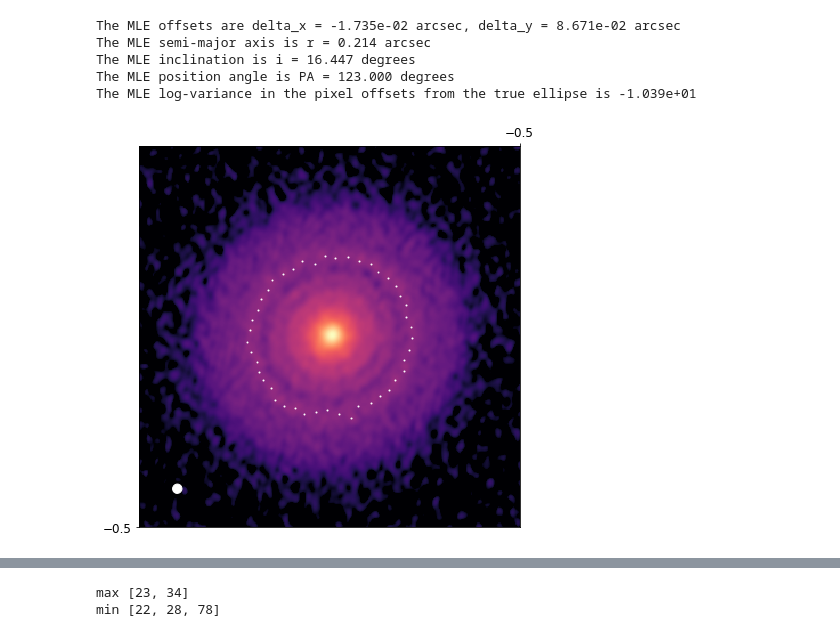
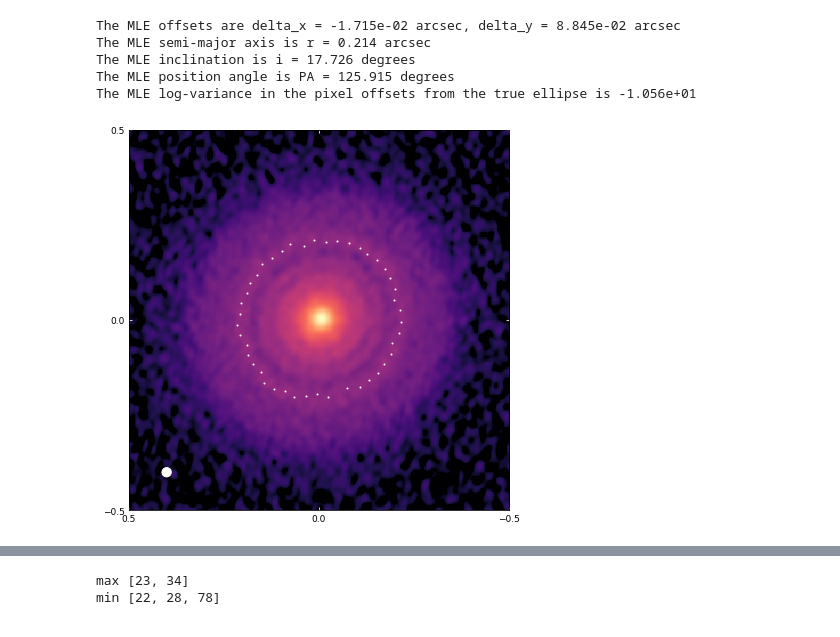
Before and after one commit to seanandrews/p484, a Jupyter notebook: projects/huang/rings/RULupellipsefit.ipynb, the cells around one changed output, grey strips where cells are left out. Cells and saved outputs as stored; diff of their text form; code cells hidden in the pictures.

```diff
--- a/projects/huang/rings/RULupellipsefit.ipynb
+++ b/projects/huang/rings/RULupellipsefit.ipynb
@@ -117,25 +117,25 @@ The median log-variance in the pixel offsets from the true ellipse is -1.052e+01
 # %%
 
 # Extract the ring that's at ~35 AU
-xcoords2, ycoords2 = cont.extract_ring(31,37,tbins = -176+8*np.arange(45), extract_type = 'max')
+xcoords2, ycoords2 = cont.extract_ring(30,36,tbins = -176+8*np.arange(45), extract_type = 'max')
 
 cont.plot_extracted_ring(cont,xcoords2, ycoords2, 0.4, 1)
 
 #get maximum likelihood estimates and check that ellipse parameters seem reasonable
 mle_2 = ellipse_mle([disk["offsetx"],
                      disk["offsety"],
                      35/160.,
                      np.cos(disk["incl"]*np.pi/180.),
                      disk["PA"]*np.pi/180.,
                      np.log(.01**2)],
                     xcoords2, ycoords2)
 # %% [output]
-The MLE offsets are delta_x = -1.735e-02 arcsec, delta_y = 8.671e-02 arcsec
+The MLE offsets are delta_x = -1.715e-02 arcsec, delta_y = 8.845e-02 arcsec
 The MLE semi-major axis is r = 0.214 arcsec
-The MLE inclination is i = 16.447 degrees
-The MLE position angle is PA = 123.000 degrees
-The MLE log-variance in the pixel offsets from the true ellipse is -1.039e+01
+The MLE inclination is i = 17.726 degrees
+The MLE position angle is PA = 125.915 degrees
+The MLE log-variance in the pixel offsets from the true ellipse is -1.056e+01
-[figure, old version]
+[figure, new version]
 # %%
 sampler2 = run_mcmc(nwalkers, nthreads, nsteps, mle_2, lnprob, xcoords2, ycoords2)
 # %%
```
Also changed, not shown: parts of 8 cells of this notebook, 7 other files.
